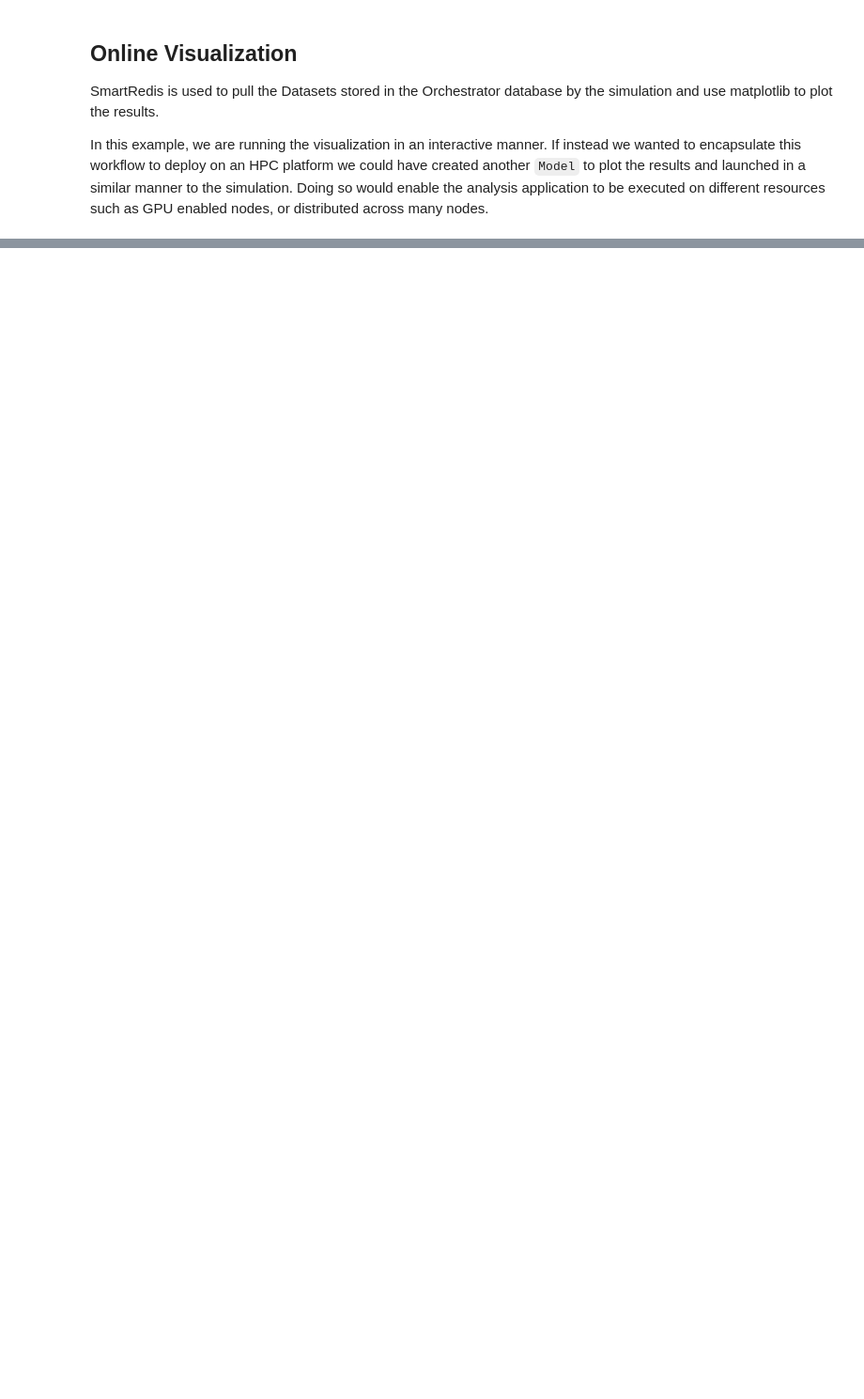
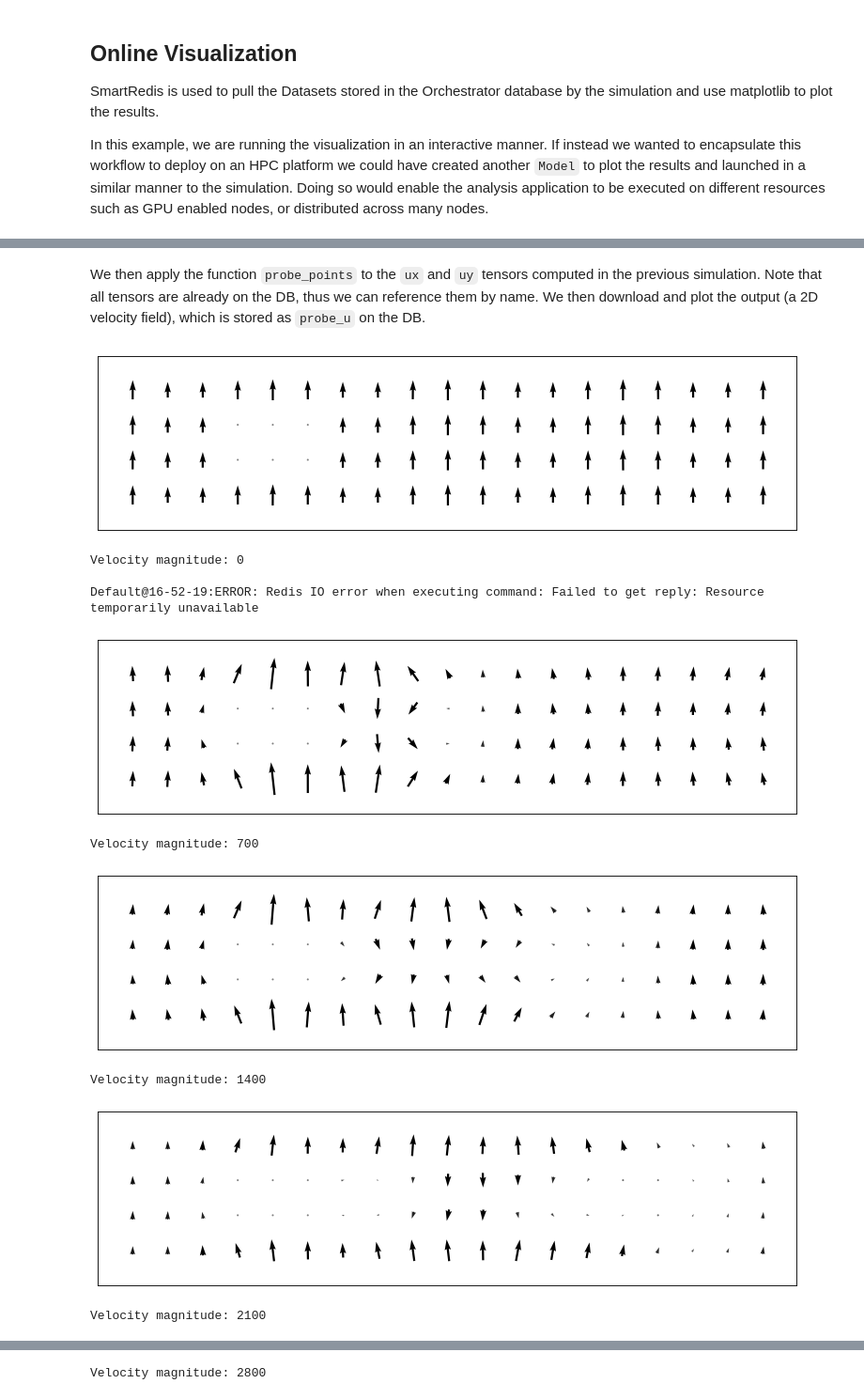
Before and after one commit to CrayLabs/SmartSim, a Jupyter notebook: tutorials/online_analysis/lattice/online_analysis.ipynb, the cells around one changed output, grey strips where cells are left out. Shown at 94% size. Cells and saved outputs as stored; diff of their text form; code cells hidden in the pictures; blank space fills up the shorter version.

```diff
--- a/tutorials/online_analysis/lattice/online_analysis.ipynb
+++ b/tutorials/online_analysis/lattice/online_analysis.ipynb
@@ -191,0 +228,21 @@ Any tensor stored on the DB can be modified in place (without downloading it) by
+# %% [markdown]
+We then apply the function `probe_points` to the `ux` and `uy` tensors computed in the previous simulation. Note that all tensors are already on the DB, thus we can reference them by name. We then download and plot the output (a 2D velocity field), which is stored as `probe_u` on the DB.
+# %%
+for i in range(0, time_steps + 1, 700):
+    ux_name = f"{{data_{i}}}.uy"
+    uy_name = f"{{data_{i}}}.ux"
+    client.run_script("probe", "probe_points", inputs=[ux_name, uy_name , "probe_x", "probe_y", "cylinder"], outputs=["probe_u"])
+
+    probe_u = client.get_tensor("probe_u")
+    plot_lattice_probes(i, probe_x, probe_y, probe_u)
+# %% [output]
+[figure, added]
+Velocity magnitude: 0
+
+Default@16-52-19:ERROR: Redis IO error when executing command: Failed to get reply: Resource temporarily unavailable
+[figure, added]
+Velocity magnitude: 700
+[figure, added]
+Velocity magnitude: 1400
+[figure, added]
+Velocity magnitude: 2100
@@ -191,0 +250 @@ Any tensor stored on the DB can be modified in place (without downloading it) by
+Velocity magnitude: 2800
```
Also changed, not shown: parts of 17 cells of this notebook, 2 other files.
